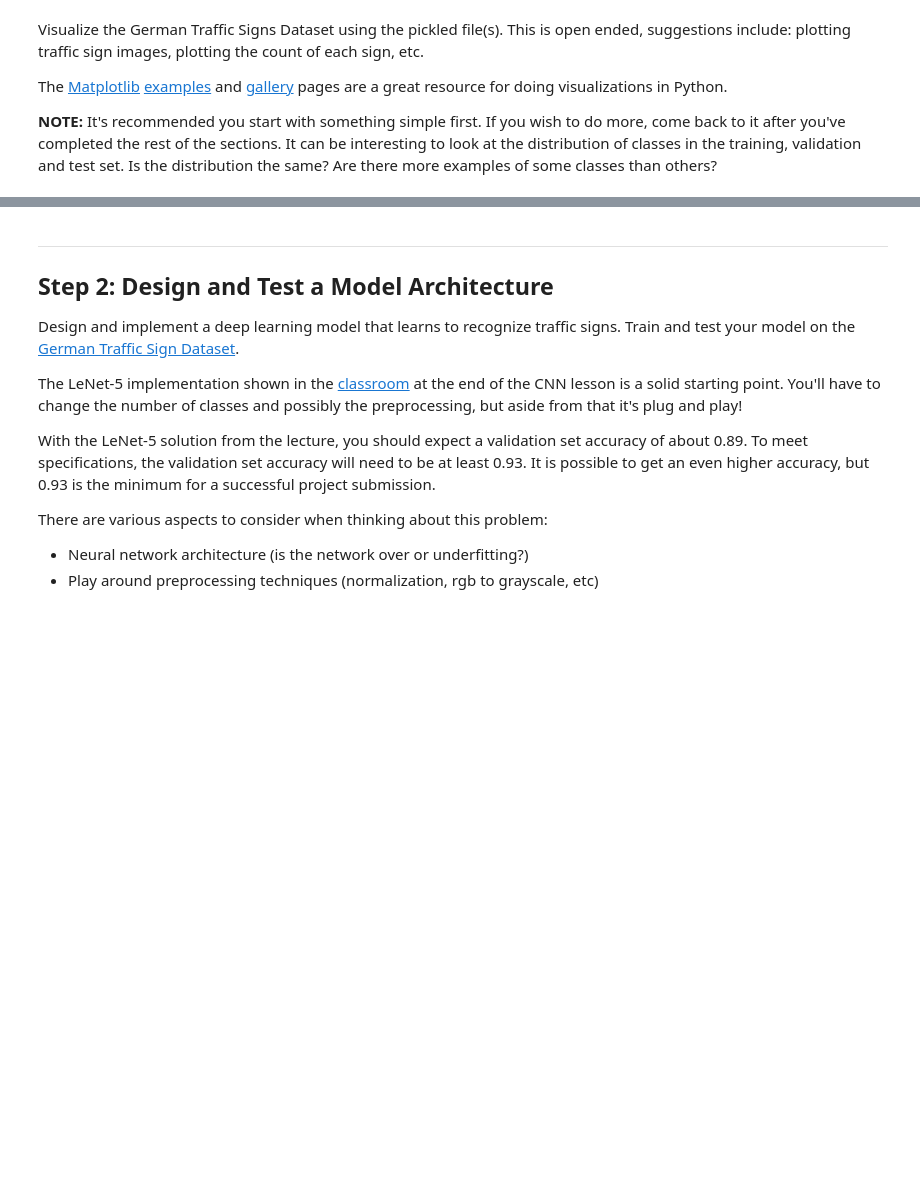
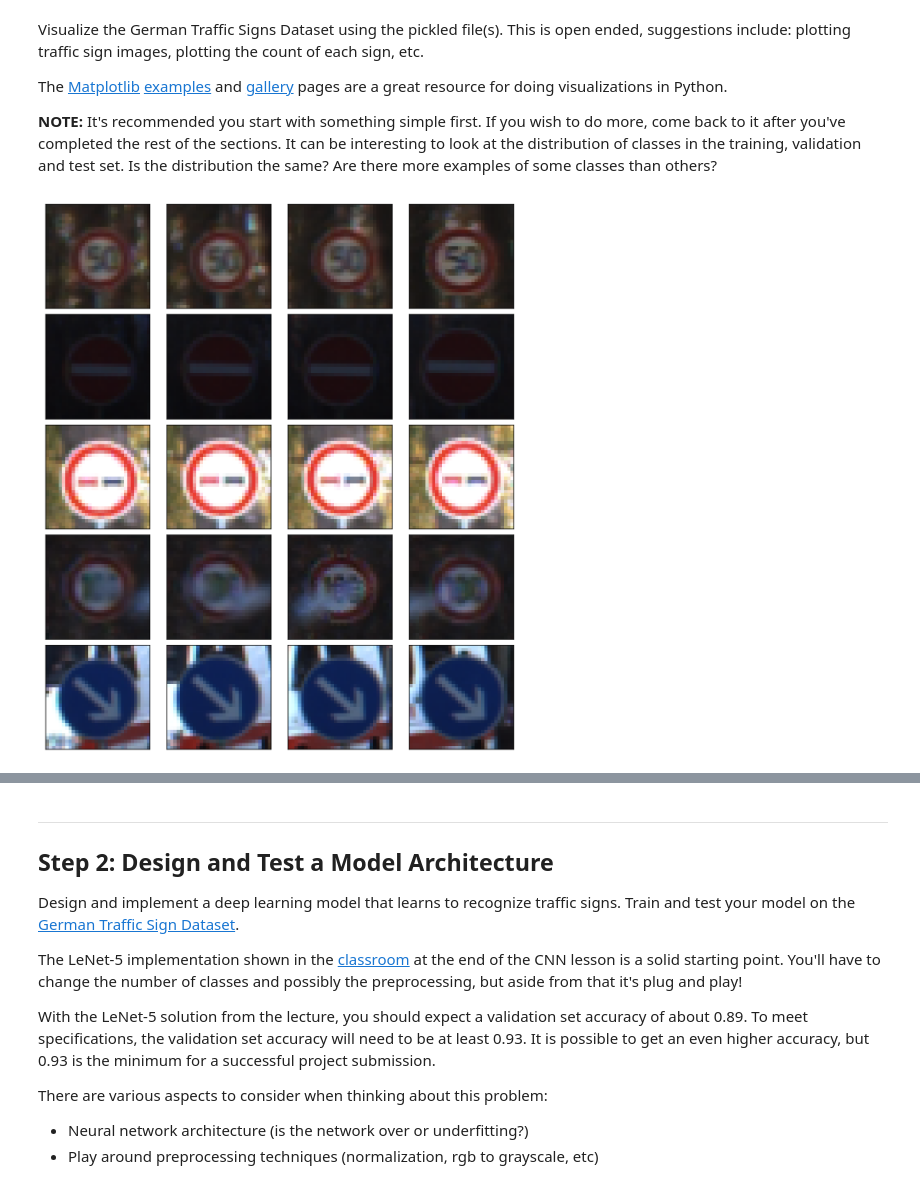
Before and after one commit to sbatururimi/Traffic-Sign-Classifier, a Jupyter notebook: Traffic_Sign_Classifier.ipynb, the cells around one changed output, grey strips where cells are left out. Drawn from its saved outputs; the diff is of its cells as text; code cells hidden in the pictures; blank space fills up the shorter version.

Commit message:
plotting traffic sign distribution

```diff
--- a/Traffic_Sign_Classifier.ipynb
+++ b/Traffic_Sign_Classifier.ipynb
@@ -96,6 +132,39 @@ The [Matplotlib](http://matplotlib.org/) [examples](http://matplotlib.org/exampl
 # %%
 ### Data exploration visualization code goes here.
 ### Feel free to use as many code cells as needed.
+import random
 import matplotlib.pyplot as plt
 # Visualizations will be shown in the notebook.
 %matplotlib inline
+%config InlineBackend.figure_format = 'retina'
+
+def display_images(images, cmap=None):
+    cols = 4
+    rows = (len(images) + 1) // cols
+    plt.figure(figsize=(8, 9))
+    for i in range(len(images)):
+        plt.subplot(rows, cols, i + 1)
+        image = images[i]
+        cmap = 'gray' if len(image.shape)==2 else cmap
+        plt.imshow(image, cmap=cmap)
+        plt.xticks([])
+        plt.yticks([])
+    plt.tight_layout(pad=0, h_pad=0, w_pad=0)
+    plt.show()
+# %%
+# plotting traffic sign images by taking several times different slices from the dataset
+# at least 1 row
+num_per_row = 4
+index = random.randint(0, len(X_train) - num_per_row)
+images = X_train[index:index + num_per_row].squeeze()
+
+#add more rows
+additional_rows = 4
+for i in range(additional_rows):
+    index = random.randint(0, len(X_train) - num_per_row)
+    images = np.concatenate((images, X_train[index:index + num_per_row].squeeze()))
+
+
+display_images(images)
+# %% [output]
+[figure, added]
```
Also changed, not shown: parts of 9 cells of this notebook.
